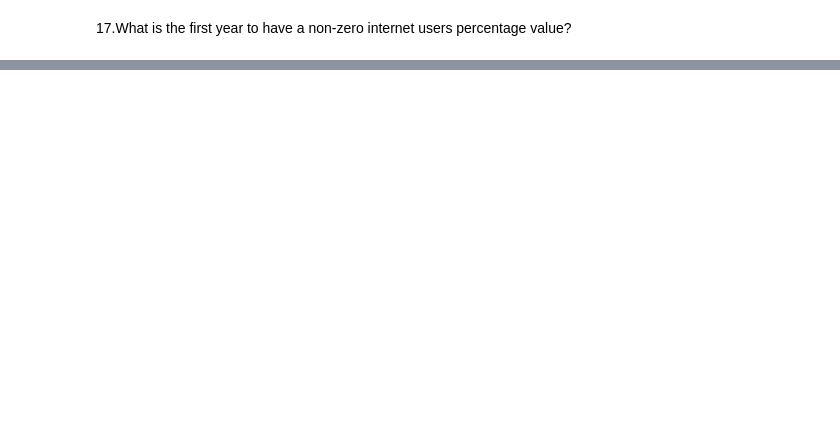
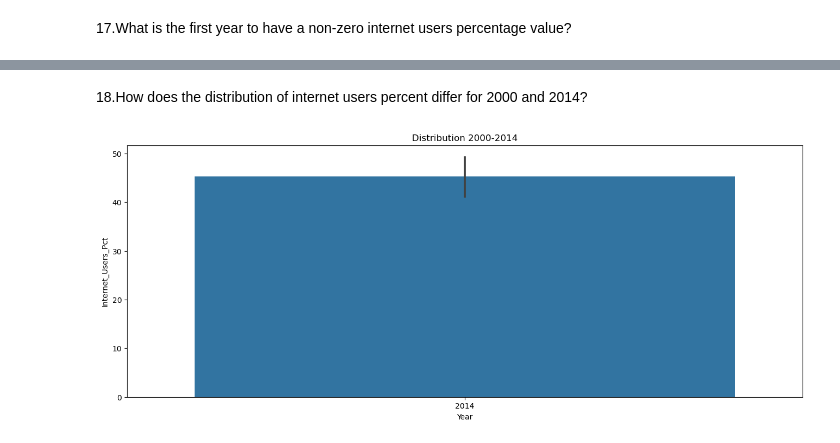
Before and after one commit to NSS-Data-Analytics-Cohort-10/gdp-and-internet-usage-HTMIV, a Jupyter notebook: Notebooks/Percapita.ipynb, the cells around one changed output, grey strips where cells are left out. Drawn from its saved outputs; the diff is of its cells as text; code cells hidden in the pictures; blank space fills up the shorter version.

```diff
--- a/Notebooks/Percapita.ipynb
+++ b/Notebooks/Percapita.ipynb
@@ -286,0 +283,16 @@ AttributeError: 'Series' object has no attribute 'Min'
+# %% [markdown]
+18.How does the distribution of internet users percent differ for 2000 and 2014?
+# %%
+internet_users_year_pct = internet_df.loc[internet_df["Year"] == (2014)]
+##print(internet_users_year_pct)
+fig,ax = plt.subplots(figsize = (16,6))
+sns.barplot(
+data = internet_users_year_pct,
+x = "Year",
+y = "Internet_Users_Pct")
+plt.xlabel("Year")
+plt.ylabel('Internet_Users_Pct')
+plt.title('Distribution 2000-2014');
+plt.show()
+# %% [output]
+[figure, added]
```
Also changed, not shown: parts of 2 cells of this notebook.
